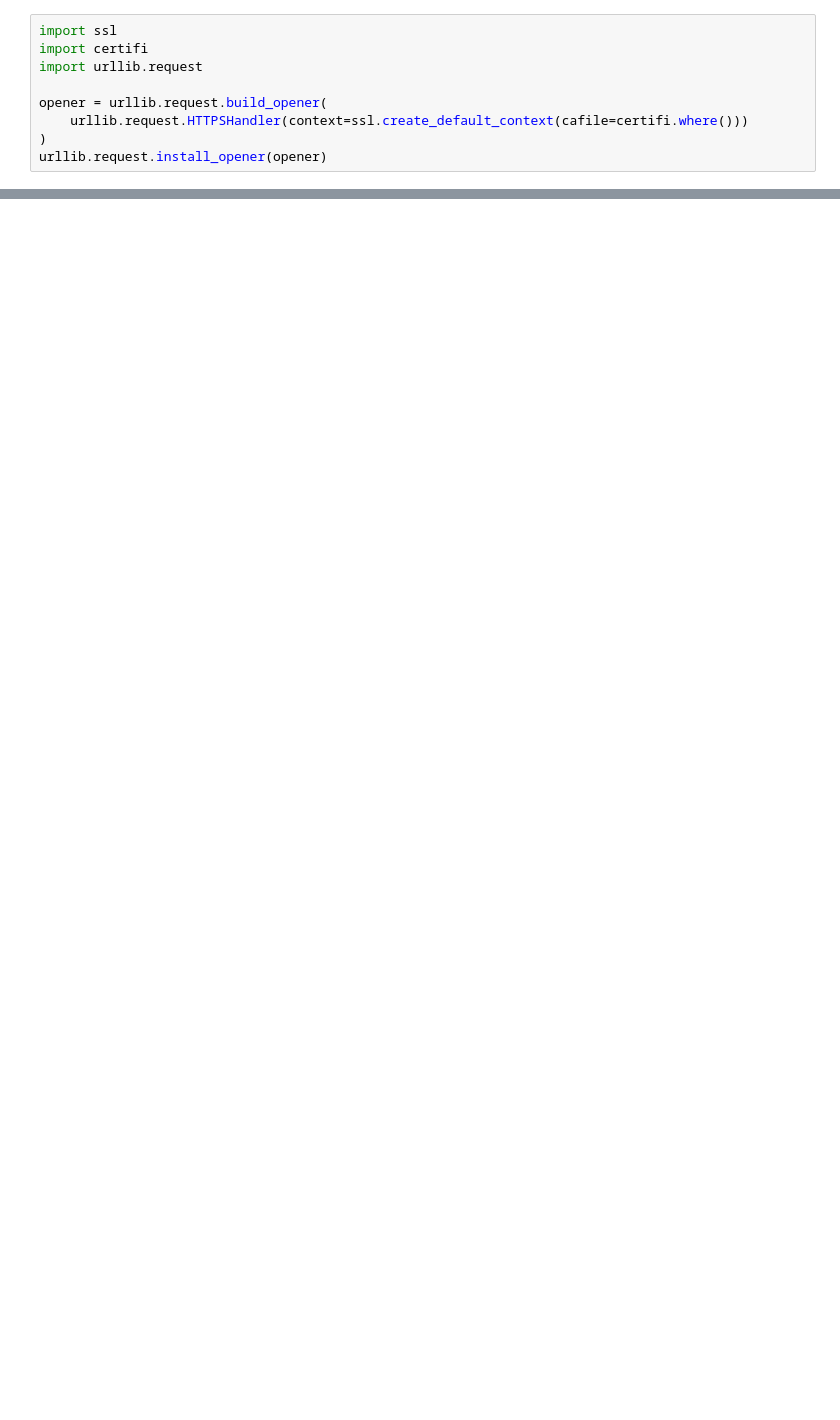
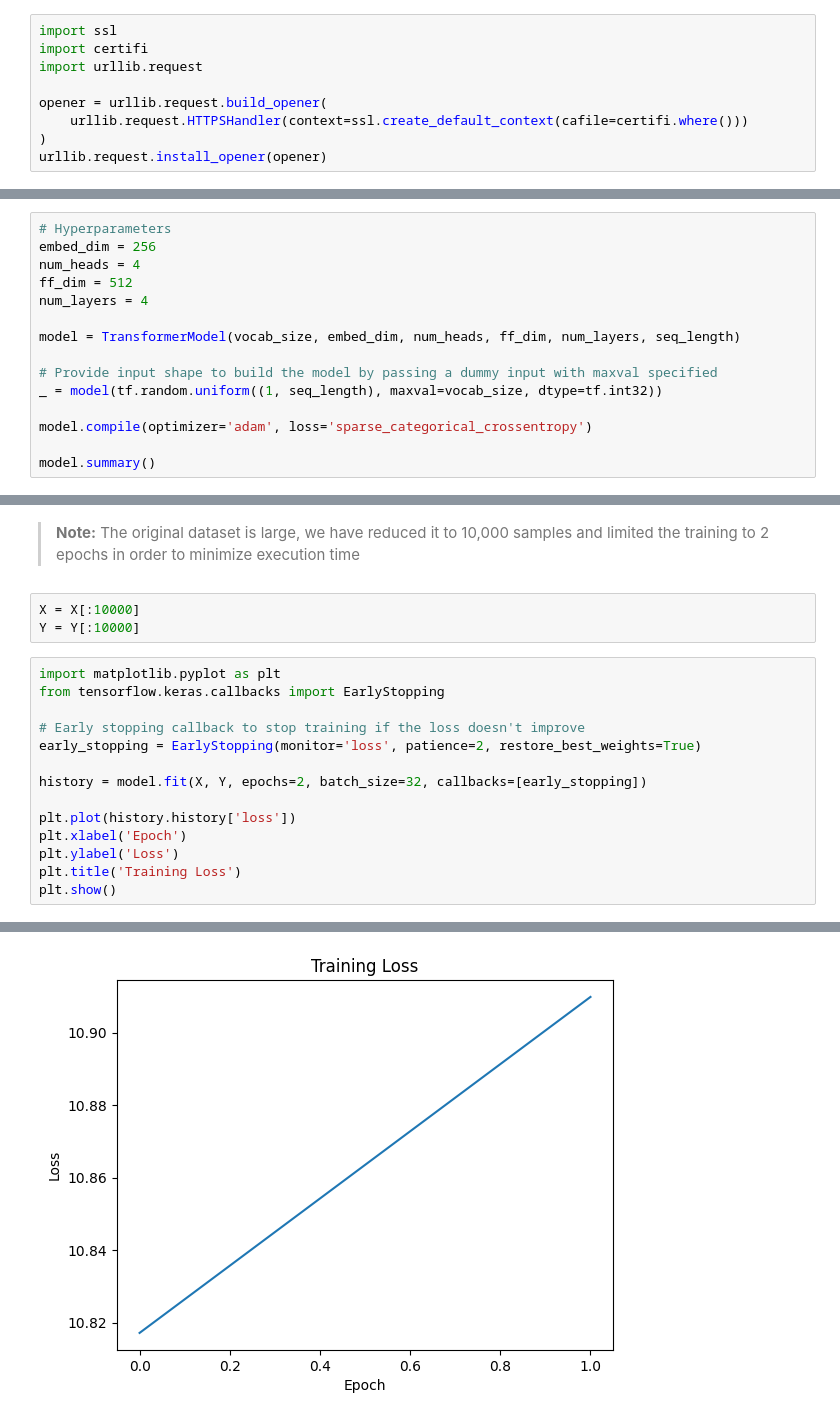
Before and after one commit to victorcata/ai-engineering-certificate, a Jupyter notebook: 02-deep-learning/keras-tensorflow/07-transformers-text-generation.ipynb, the cells around one changed output, grey strips where cells are left out. Drawn from its saved outputs; the diff is of its cells as text; blank space fills up the shorter version.

Commit message:
chore(deep-learning): transformer for text generation

```diff
--- a/02-deep-learning/keras-tensorflow/07-transformers-text-generation.ipynb
+++ b/02-deep-learning/keras-tensorflow/07-transformers-text-generation.ipynb
@@ -54,0 +157,15 @@ First 10 vectorized tokens: [ 89 270 138  36 982 144 673 125  16 106]
+# %%
+# Hyperparameters
+embed_dim = 256
+num_heads = 4
+ff_dim = 512
+num_layers = 4
+
+model = TransformerModel(vocab_size, embed_dim, num_heads, ff_dim, num_layers, seq_length)
+
+# Provide input shape to build the model by passing a dummy input with maxval specified
+_ = model(tf.random.uniform((1, seq_length), maxval=vocab_size, dtype=tf.int32))
+
+model.compile(optimizer='adam', loss='sparse_categorical_crossentropy')
+
+model.summary()
@@ -54,0 +204,20 @@ First 10 vectorized tokens: [ 89 270 138  36 982 144 673 125  16 106]
+# %% [markdown]
+> **Note:** The original dataset is large, we have reduced it to 10,000 samples and limited the training to 2 epochs in order to minimize execution time
+# %%
+X = X[:10000]
+Y = Y[:10000]
+# %%
+import matplotlib.pyplot as plt
+from tensorflow.keras.callbacks import EarlyStopping
+
+# Early stopping callback to stop training if the loss doesn't improve
+early_stopping = EarlyStopping(monitor='loss', patience=2, restore_best_weights=True)
+
+history = model.fit(X, Y, epochs=2, batch_size=32, callbacks=[early_stopping])
+
+plt.plot(history.history['loss'])
+plt.xlabel('Epoch')
+plt.ylabel('Loss')
+plt.title('Training Loss')
+plt.show()
+# %% [output]
@@ -54,0 +228 @@ First 10 vectorized tokens: [ 89 270 138  36 982 144 673 125  16 106]
+[figure, added]
```
Also changed, not shown: parts of 26 cells of this notebook.
